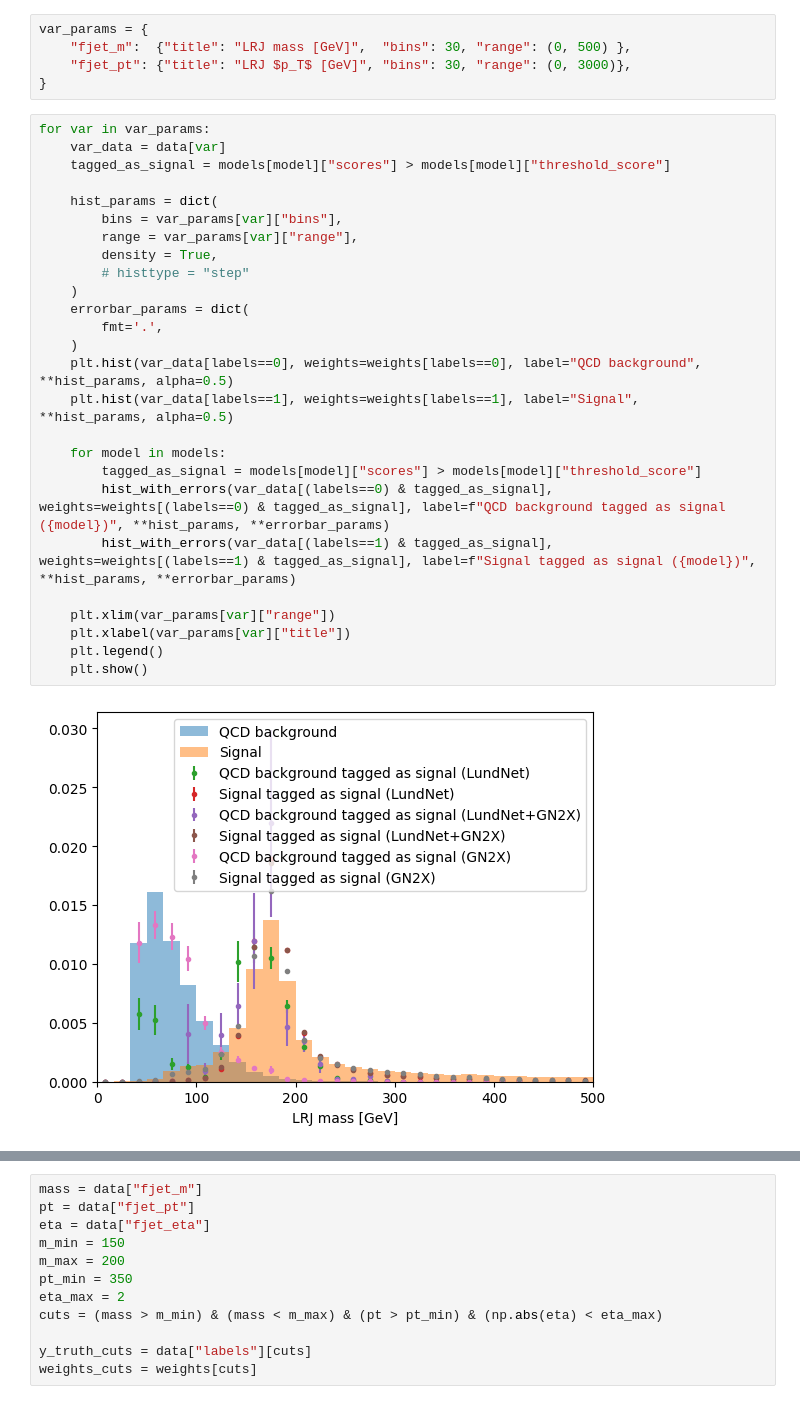
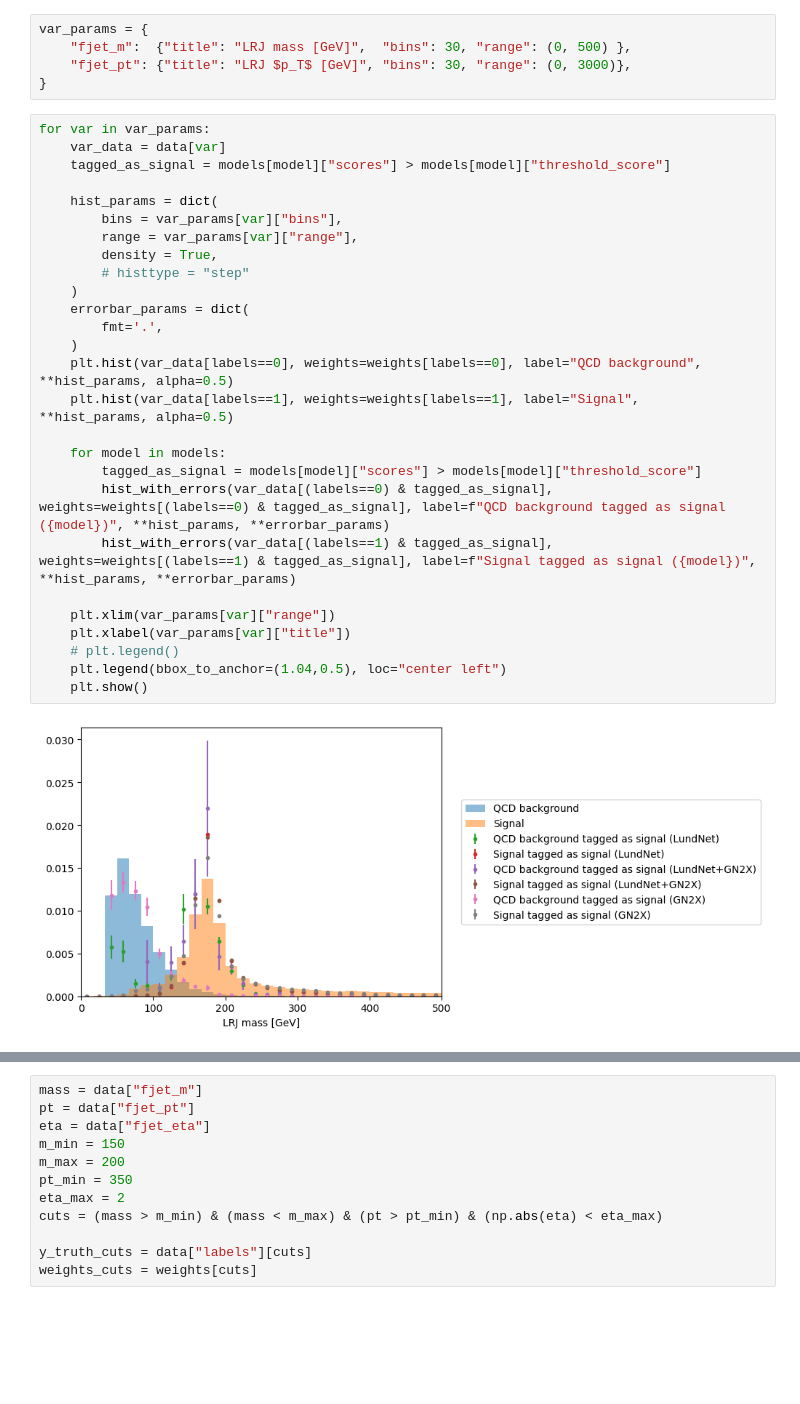
Before and after one commit to KonDoran/lundtoptagger, a Jupyter notebook: plotting.ipynb, the cells around one changed output, grey strips where cells are left out. Saved outputs shown, nothing was run; the diff lists cells and outputs as text; blank space fills up the shorter version.

Commit message:
Small plotting improvements

```diff
--- a/plotting.ipynb
+++ b/plotting.ipynb
@@ -177,28 +179,29 @@ var_params = {
 # %%
 for var in var_params:
     var_data = data[var]
     tagged_as_signal = models[model]["scores"] > models[model]["threshold_score"]
 
     hist_params = dict(
         bins = var_params[var]["bins"],
         range = var_params[var]["range"],
         density = True,
         # histtype = "step"
     )
     errorbar_params = dict(
         fmt='.',
     )
     plt.hist(var_data[labels==0], weights=weights[labels==0], label="QCD background", **hist_params, alpha=0.5)
     plt.hist(var_data[labels==1], weights=weights[labels==1], label="Signal",         **hist_params, alpha=0.5)
 
     for model in models:
         tagged_as_signal = models[model]["scores"] > models[model]["threshold_score"]
         hist_with_errors(var_data[(labels==0) & tagged_as_signal], weights=weights[(labels==0) & tagged_as_signal], label=f"QCD background tagged as signal ({model})", **hist_params, **errorbar_params)
         hist_with_errors(var_data[(labels==1) & tagged_as_signal], weights=weights[(labels==1) & tagged_as_signal], label=f"Signal tagged as signal ({model})",         **hist_params, **errorbar_params)
 
     plt.xlim(var_params[var]["range"])
     plt.xlabel(var_params[var]["title"])
-    plt.legend()
+    # plt.legend()
+    plt.legend(bbox_to_anchor=(1.04,0.5), loc="center left")
     plt.show()
 # %% [output]
-[figure, old version]
+[figure, new version]
```
Also changed, not shown: parts of 4 cells of this notebook.
